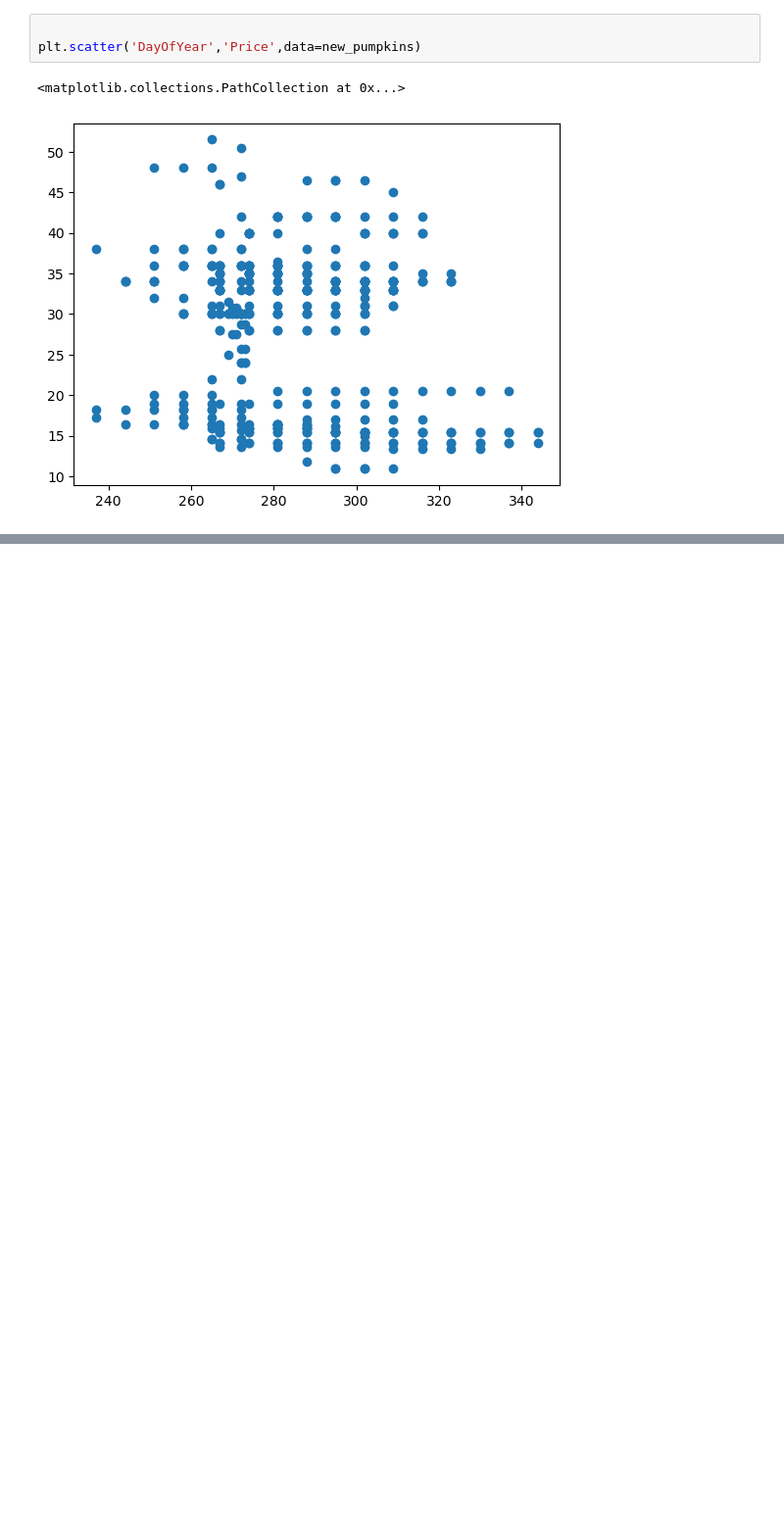
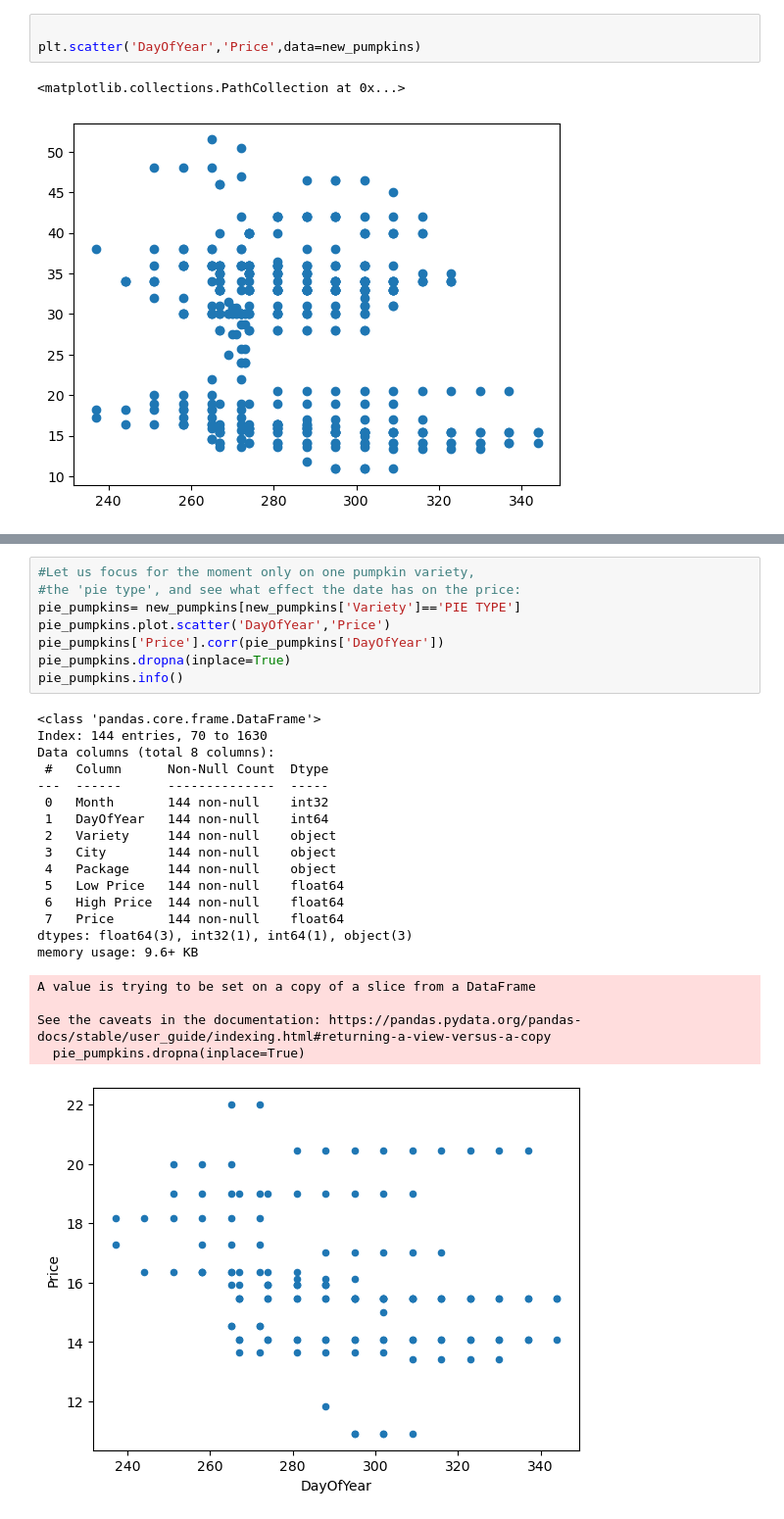
Before and after one commit to azer775/ML-For-Beginners, a Jupyter notebook: 2-Regression/3-Linear/notebook.ipynb, the cells around one changed output, grey strips where cells are left out. Shown at 98% size. Drawn from its saved outputs; the diff is of its cells as text; blank space fills up the shorter version.

```diff
--- a/2-Regression/3-Linear/notebook.ipynb
+++ b/2-Regression/3-Linear/notebook.ipynb
@@ -72,0 +90,29 @@ plt.scatter('DayOfYear','Price',data=new_pumpkins)
+# %%
+#Let us focus for the moment only on one pumpkin variety,
+#the 'pie type', and see what effect the date has on the price:
+pie_pumpkins= new_pumpkins[new_pumpkins['Variety']=='PIE TYPE']
+pie_pumpkins.plot.scatter('DayOfYear','Price')
+pie_pumpkins['Price'].corr(pie_pumpkins['DayOfYear'])
+pie_pumpkins.dropna(inplace=True)
+pie_pumpkins.info()
+# %% [output]
+<class 'pandas.core.frame.DataFrame'>
+Index: 144 entries, 70 to 1630
+Data columns (total 8 columns):
+ #   Column      Non-Null Count  Dtype
+---  ------      --------------  -----
+ 0   Month       144 non-null    int32
+ 1   DayOfYear   144 non-null    int64
+ 2   Variety     144 non-null    object
+ 3   City        144 non-null    object
+ 4   Package     144 non-null    object
+ 5   Low Price   144 non-null    float64
+ 6   High Price  144 non-null    float64
+ 7   Price       144 non-null    float64
+dtypes: float64(3), int32(1), int64(1), object(3)
+memory usage: 9.6+ KB
+A value is trying to be set on a copy of a slice from a DataFrame
+
+See the caveats in the documentation: https://pandas.pydata.org/pandas-docs/stable/user_guide/indexing.html#returning-a-view-versus-a-copy
+  pie_pumpkins.dropna(inplace=True)
+[figure, added]
```
Also changed, not shown: parts of 14 cells of this notebook.
